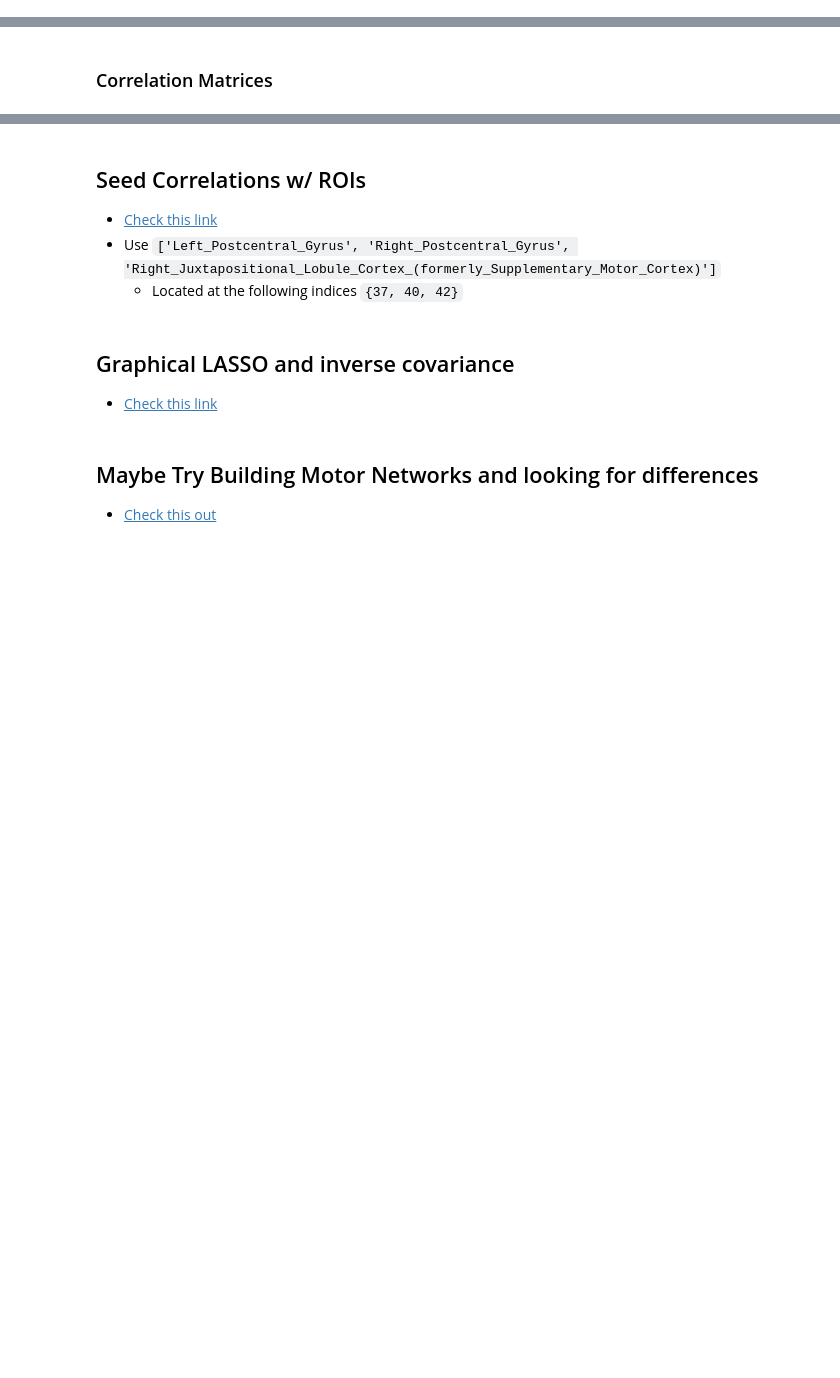
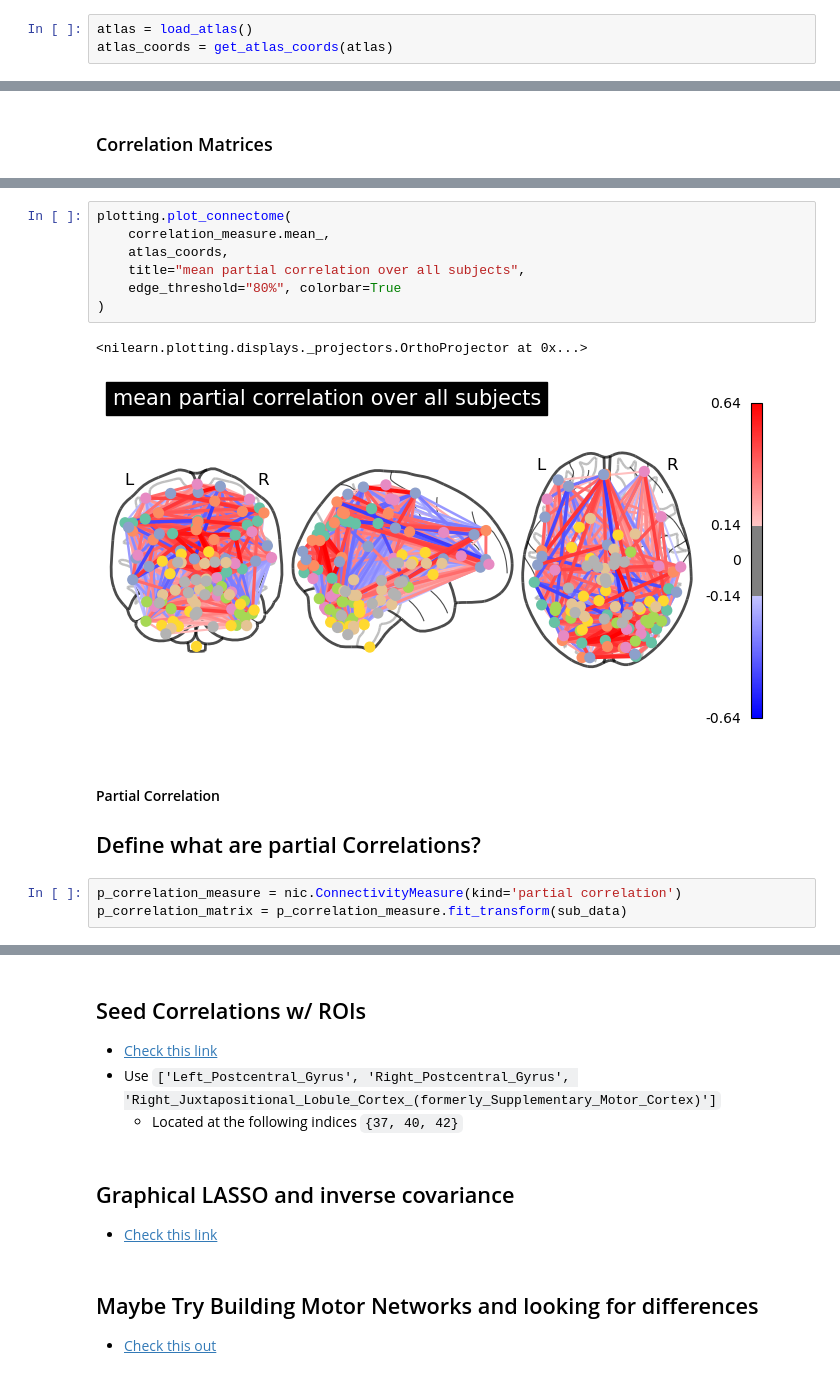
Before and after one commit to vickyli1015/Public-DSC180B-Functional-Connectivity-Project, a Jupyter notebook: feature_engineering.ipynb, the cells around one changed output, grey strips where cells are left out. Saved outputs shown, nothing was run; the diff lists cells and outputs as text; blank space fills up the shorter version.

```diff
--- a/feature_engineering.ipynb
+++ b/feature_engineering.ipynb
@@ -2,0 +28,3 @@
+# %%
+atlas = load_atlas()
+atlas_coords = get_atlas_coords(atlas)
@@ -4,0 +122,18 @@
+# %%
+plotting.plot_connectome(
+    correlation_measure.mean_,
+    atlas_coords,
+    title="mean partial correlation over all subjects",
+    edge_threshold="80%", colorbar=True
+)
+# %% [output]
+<nilearn.plotting.displays._projectors.OrthoProjector at 0x...>
+[figure, added]
+# %% [markdown]
+#### Partial Correlation
+
+Define what are partial Correlations?
+-
+# %%
+p_correlation_measure = nic.ConnectivityMeasure(kind='partial correlation')
+p_correlation_matrix = p_correlation_measure.fit_transform(sub_data)
```
Also changed, not shown: parts of 13 cells of this notebook.
